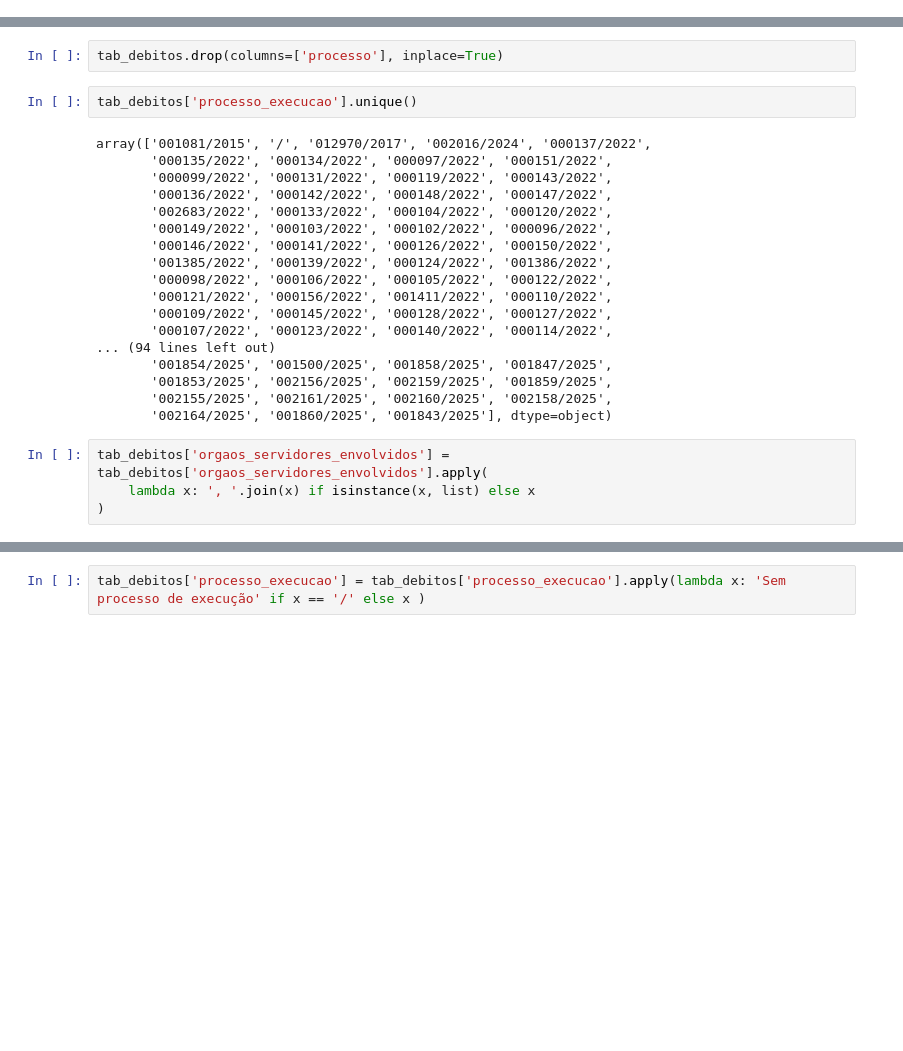
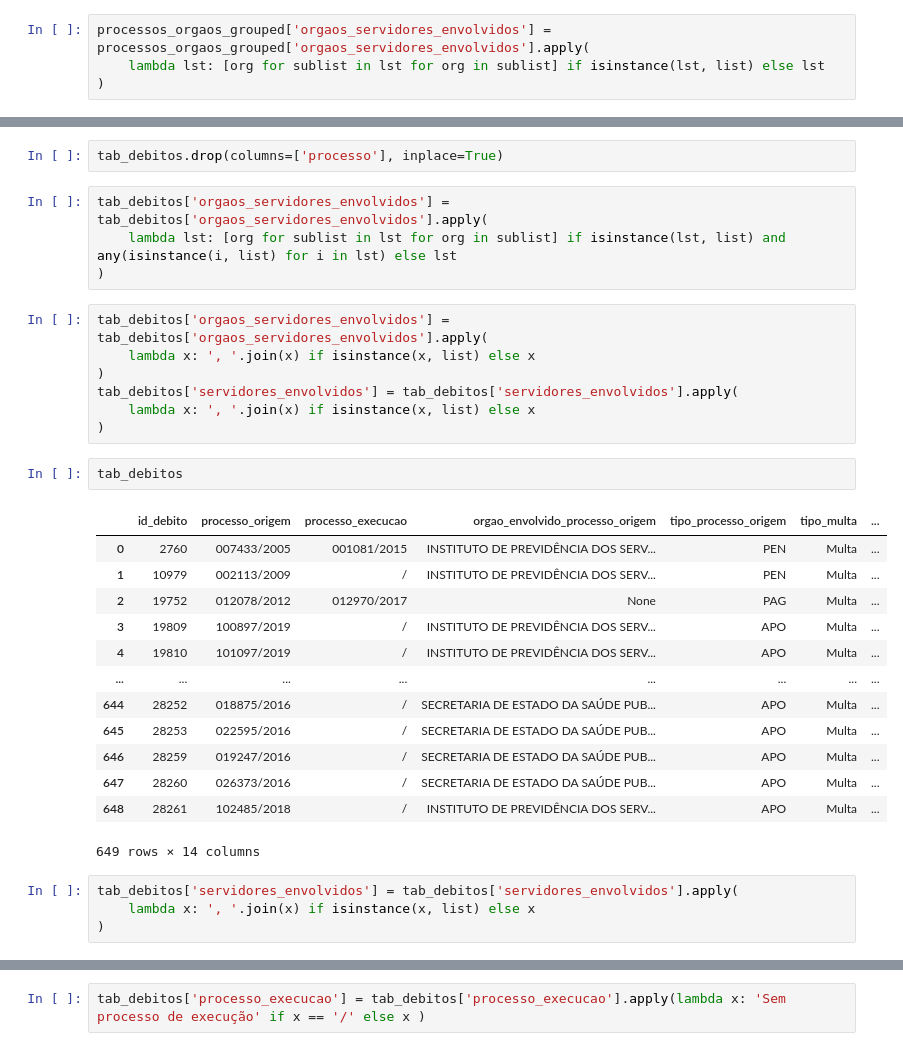
Before and after one commit to eduardoplima/ccd, a Jupyter notebook: scripts/vantagens_trans.ipynb, the cells around one changed output, grey strips where cells are left out. Saved outputs shown, nothing was run; the diff lists cells and outputs as text; blank space fills up the shorter version.

```diff
--- a/scripts/vantagens_trans.ipynb
+++ b/scripts/vantagens_trans.ipynb
@@ -227,0 +259,4 @@ processos_orgaos.rename(columns={'codigo_orgao': 'orgaos_servidores_envolvidos',
+# %%
+processos_orgaos_grouped['orgaos_servidores_envolvidos'] = processos_orgaos_grouped['orgaos_servidores_envolvidos'].apply(
+    lambda lst: [org for sublist in lst for org in sublist] if isinstance(lst, list) else lst
+)
@@ -284,30 +339,37 @@ locale.setlocale(locale.LC_ALL, 'pt_BR.UTF-8')
 tab_debitos['valor_multa'] = tab_debitos['valor_multa'].apply(lambda x: locale.currency(x, grouping=True, symbol=False) if pd.notnull(x) else '0,00')
 # %%
 tab_debitos.drop(columns=['processo'], inplace=True)
-# %%
-tab_debitos['processo_execucao'].unique()
-# %% [output]
-array(['001081/2015', '/', '012970/2017', '002016/2024', '000137/2022',
-       '000135/2022', '000134/2022', '000097/2022', '000151/2022',
-       '000099/2022', '000131/2022', '000119/2022', '000143/2022',
-       '000136/2022', '000142/2022', '000148/2022', '000147/2022',
-       '002683/2022', '000133/2022', '000104/2022', '000120/2022',
-       '000149/2022', '000103/2022', '000102/2022', '000096/2022',
-       '000146/2022', '000141/2022', '000126/2022', '000150/2022',
-       '001385/2022', '000139/2022', '000124/2022', '001386/2022',
-       '000098/2022', '000106/2022', '000105/2022', '000122/2022',
-       '000121/2022', '000156/2022', '001411/2022', '000110/2022',
-       '000109/2022', '000145/2022', '000128/2022', '000127/2022',
-       '000107/2022', '000123/2022', '000140/2022', '000114/2022',
-... (94 lines left out)
-       '001854/2025', '001500/2025', '001858/2025', '001847/2025',
-       '001853/2025', '002156/2025', '002159/2025', '001859/2025',
-       '002155/2025', '002161/2025', '002160/2025', '002158/2025',
-       '002164/2025', '001860/2025', '001843/2025'], dtype=object)
+# %%
+tab_debitos['orgaos_servidores_envolvidos'] = tab_debitos['orgaos_servidores_envolvidos'].apply(
+    lambda lst: [org for sublist in lst for org in sublist] if isinstance(lst, list) and any(isinstance(i, list) for i in lst) else lst
+)
 # %%
 tab_debitos['orgaos_servidores_envolvidos'] = tab_debitos['orgaos_servidores_envolvidos'].apply(
     lambda x: ', '.join(x) if isinstance(x, list) else x
 )
+tab_debitos['servidores_envolvidos'] = tab_debitos['servidores_envolvidos'].apply(
+    lambda x: ', '.join(x) if isinstance(x, list) else x
+)
+# %%
+tab_debitos
+# %% [output]
+|  | id_debito | processo_origem | processo_execucao | orgao_envolvido_processo_origem | tipo_processo_origem | tipo_multa | ... |
+| 0 | 2760 | 007433/2005 | 001081/2015 | INSTITUTO DE PREVIDÊNCIA DOS SERV... | PEN | Multa | ... |
+| 1 | 10979 | 002113/2009 | / | INSTITUTO DE PREVIDÊNCIA DOS SERV... | PEN | Multa | ... |
+| 2 | 19752 | 012078/2012 | 012970/2017 | None | PAG | Multa | ... |
+| 3 | 19809 | 100897/2019 | / | INSTITUTO DE PREVIDÊNCIA DOS SERV... | APO | Multa | ... |
+| 4 | 19810 | 101097/2019 | / | INSTITUTO DE PREVIDÊNCIA DOS SERV... | APO | Multa | ... |
+| ... | ... | ... | ... | ... | ... | ... | ... |
+| 644 | 28252 | 018875/2016 | / | SECRETARIA DE ESTADO DA SAÚDE PUB... | APO | Multa | ... |
+| 645 | 28253 | 022595/2016 | / | SECRETARIA DE ESTADO DA SAÚDE PUB... | APO | Multa | ... |
+| 646 | 28259 | 019247/2016 | / | SECRETARIA DE ESTADO DA SAÚDE PUB... | APO | Multa | ... |
+| 647 | 28260 | 026373/2016 | / | SECRETARIA DE ESTADO DA SAÚDE PUB... | APO | Multa | ... |
+| 648 | 28261 | 102485/2018 | / | INSTITUTO DE PREVIDÊNCIA DOS SERV... | APO | Multa | ... |
+649 rows × 14 columns
+# %%
+tab_debitos['servidores_envolvidos'] = tab_debitos['servidores_envolvidos'].apply(
+    lambda x: ', '.join(x) if isinstance(x, list) else x
+)
 # %%
 tab_debitos
 # %% [output]
```
Also changed, not shown: parts of 16 cells of this notebook, 3 other files.
